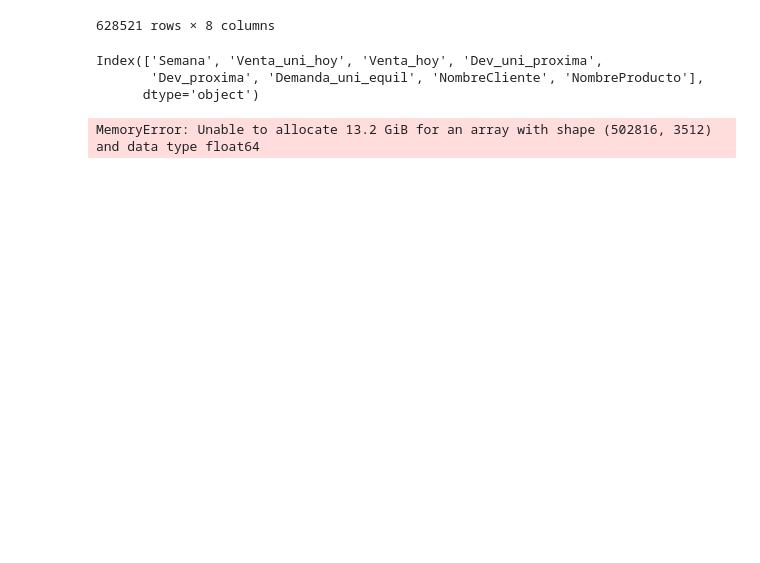
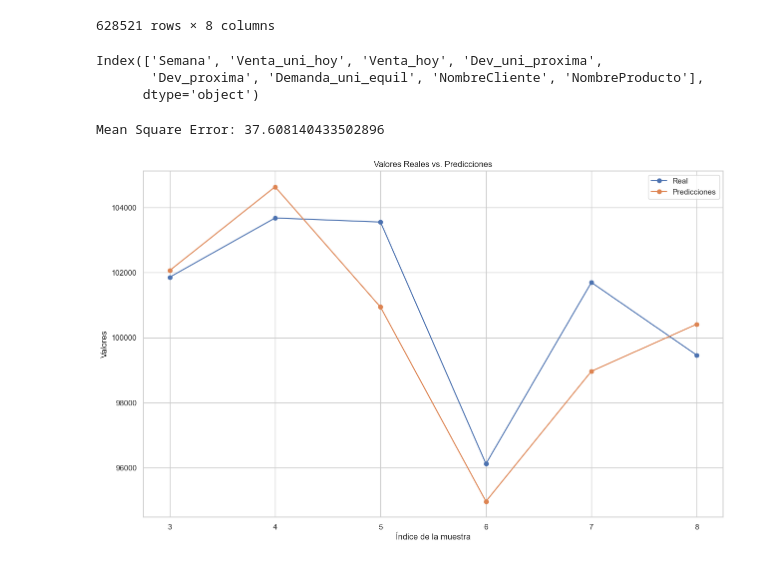
Before and after one commit to The-carlos/meli_assessment, a Jupyter notebook: main.ipynb, the cells around one changed output. Saved outputs shown, nothing was run; the diff lists cells and outputs as text; code cells hidden in the pictures; blank space fills up the shorter version.

Commit message:
We change the spare matrix argumento from OneHotEncoder to solve the memry issue. It worked!

```diff
--- a/main.ipynb
+++ b/main.ipynb
@@ -542,5 +542,5 @@ full_candidate_data.head()
 | 4 | 3 | 1110 | 7 | 3301 | 15766 | 1242 | 3 | 22.92 | ... |
 # %%
 full_candidate_data_clean = full_candidate_data[["Semana", "Agencia_ID", "Venta_uni_hoy", "Venta_hoy", "Dev_uni_proxima", "Dev_proxima",
-                                                 "Demanda_uni_equil", "Town", "State", "NombreCliente", "NombreProducto"]]
+                                                 "Demanda_uni_equil", "Town", "State", "NombreCliente", "NombreProducto", "Canal_ID", "Ruta_SAK"]]
 full_candidate_data_clean.head()
@@ -789,7 +785,7 @@ data_product_1.set_index('Semana', inplace=True)
 # %%
 
 # Assuming you want to use 'Venta_uni_hoy', 'Venta_hoy', 'Dev_uni_proxima', 'Dev_proxima' as features
-features = ['Venta_uni_hoy', 'Venta_hoy', 'Dev_uni_proxima', 'Dev_proxima', 'NombreCliente', 'NombreProducto']
+features = ['NombreCliente', 'NombreProducto']
 X = data_product_1[features]
 y = data_product_1['Demanda_uni_equil']
 
@@ -799,7 +795,7 @@ X_train, X_test, y_train, y_test = train_test_split(X, y, test_size=0.2, random_
 #Configure data processing using ColumnTransformer and Pipeline
 preprocessor = ColumnTransformer(
     transformers = [
-        ('product_customer_encoder', OneHotEncoder(handle_unknown = 'ignore', sparse = False), ['NombreCliente', 'NombreProducto'])
+        ('product_customer_encoder', OneHotEncoder(handle_unknown = 'ignore', sparse = True), ['NombreCliente', 'NombreProducto'])
     ],
     remainder='passthrough'
 )
@@ -819,4 +815,29 @@ predictions = model.predict(X_test)
 mse = mean_squared_error(y_test, predictions)
 print(f"Mean Square Error: {mse}")
 # %% [output]
-MemoryError: Unable to allocate 13.2 GiB for an array with shape (502816, 3512) and data type float64
+Mean Square Error: 37.608140433502896
+# %%
+import matplotlib.pyplot as plt
+import numpy as np
+
+# Agrega esto después de entrenar tu modelo y obtener las predicciones
+# model.fit(X_train, y_train)
+# predictions = model.predict(X_test)
+
+# Crea un DataFrame con las predicciones y los valores reales
+df_results = pd.DataFrame({'Real': y_test, 'Predicciones': predictions})
+
+df_results = df_results.groupby('Semana').sum()
+
+
+# Crea un gráfico de dispersión con líneas conectando los valores reales y las predicciones
+plt.figure(figsize=(15, 9))
+plt.plot(df_results['Real'], 'o-', label='Real')
+plt.plot(df_results['Predicciones'], 'o-', label='Predicciones')
+plt.xlabel('Índice de la muestra')
+plt.ylabel('Valores')
+plt.legend()
+plt.title('Valores Reales vs. Predicciones')
+plt.show()
+# %% [output]
+[figure, added]
```
Also changed, not shown: parts of 2 cells of this notebook.
